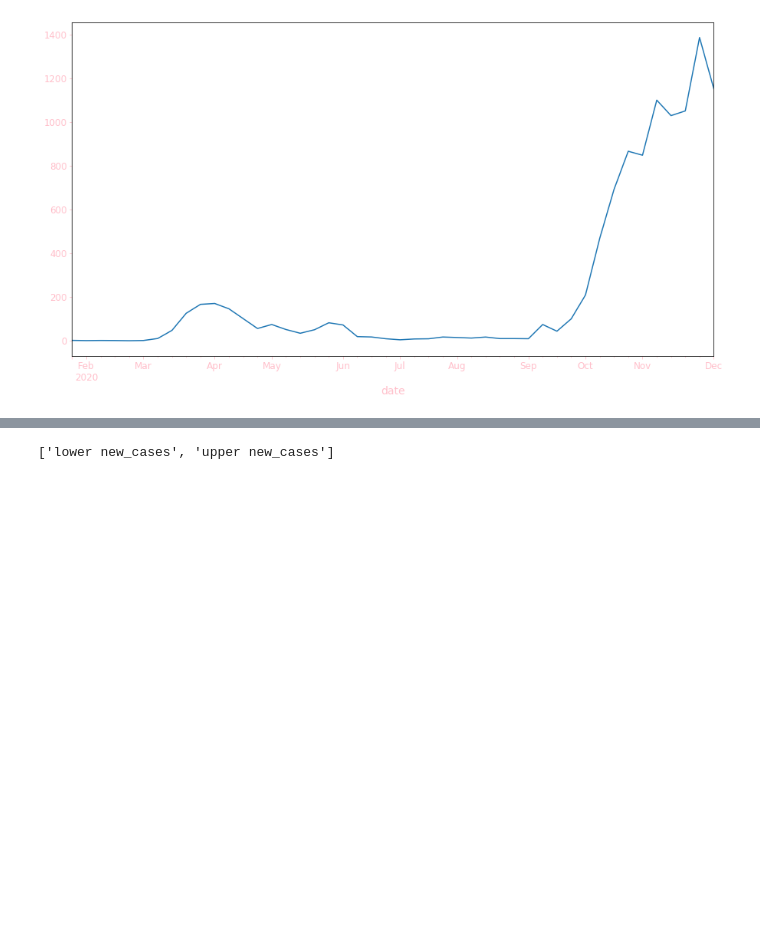
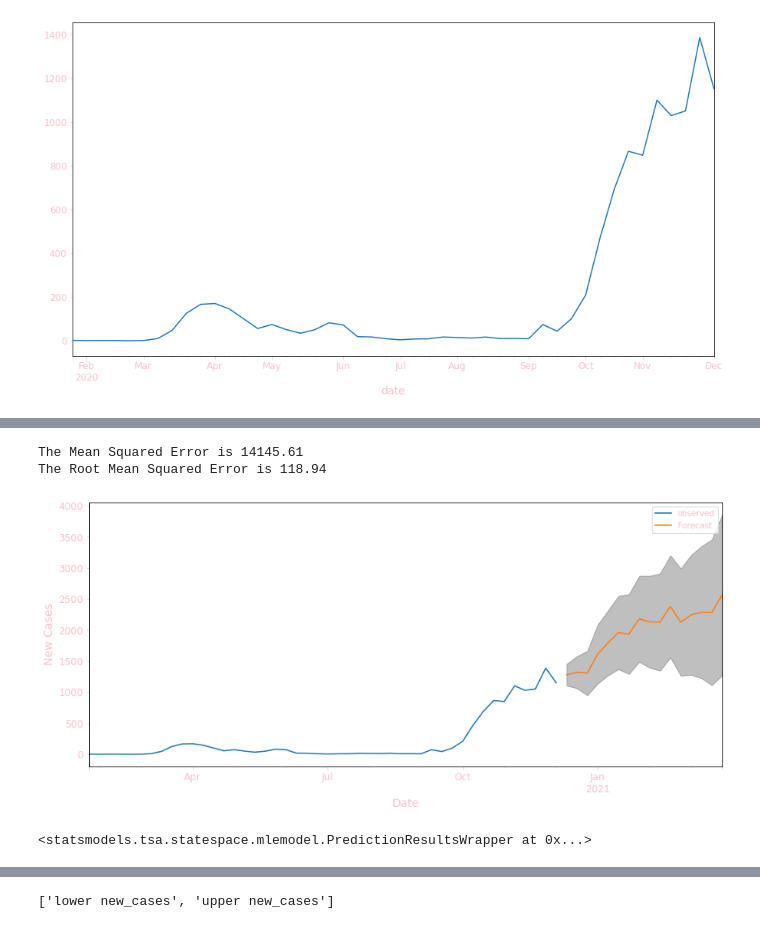
Before and after one commit to Sai2000-20/Covid_Cases_TestKits_TimeSeriesPrediction-SARIMA, a Jupyter notebook: Python-Code-SARIMA/NewCases-TestKits-Prediction-SARIMA.ipynb, the cells around one changed output, grey strips where cells are left out. Saved outputs shown, nothing was run; the diff lists cells and outputs as text; code cells hidden in the pictures; blank space fills up the shorter version.

```diff
--- a/Python-Code-SARIMA/NewCases-TestKits-Prediction-SARIMA.ipynb
+++ b/Python-Code-SARIMA/NewCases-TestKits-Prediction-SARIMA.ipynb
@@ -889,19 +477,24 @@ print('R-squared Error is {}'.format(r_squared))
+# %%
+#WRITE IS THIS GOOD OR BAD
+y_forecasted = pred.predicted_mean
+y_truth = ts_cases_adj['2020-08-02':]
+mse = ((y_forecasted - y_truth) ** 2).mean()
+print('The Mean Squared Error is {}'.format(round(mse, 2)))
+print('The Root Mean Squared Error is {}'.format(round(np.sqrt(mse), 2)))
+# %% [output]
+The Mean Squared Error is 14145.61
+The Root Mean Squared Error is 118.94
 # %%
-#Future Predict the results for next 16 weeks
 pred_uc = results.get_forecast(steps=16)
 pred_ci = pred_uc.conf_int()
-ax = ts_cases_adj.plot(label='Observed(Actual)', figsize=(14, 6))
+ax = ts_cases_adj.plot(label='Observed', figsize=(14, 6))
 pred_uc.predicted_mean.plot(ax=ax, label='Forecast')
 ax.fill_between(pred_ci.index,
                 pred_ci.iloc[:, 0],
                 pred_ci.iloc[:, 1], color='k', alpha=.25)
 ax.set_xlabel('Date')
 ax.set_ylabel('New Cases')
 plt.legend()
-
-
-
-
 plt.show()
-#Since we are preicting weekly average the value is calcualted on every Sunday . The gap in graph shows aperiod between
-#on a gap of a week 06-Dec-2020 to 13-Dec-2020 but there is NO missing values.
+# %% [output]
+[figure, added]
@@ -910,0 +501,4 @@ pred_ci
+# %%
+pred_uc
+# %% [output]
+<statsmodels.tsa.statespace.mlemodel.PredictionResultsWrapper at 0x...>
```
Also changed, not shown: parts of 77 cells of this notebook.
